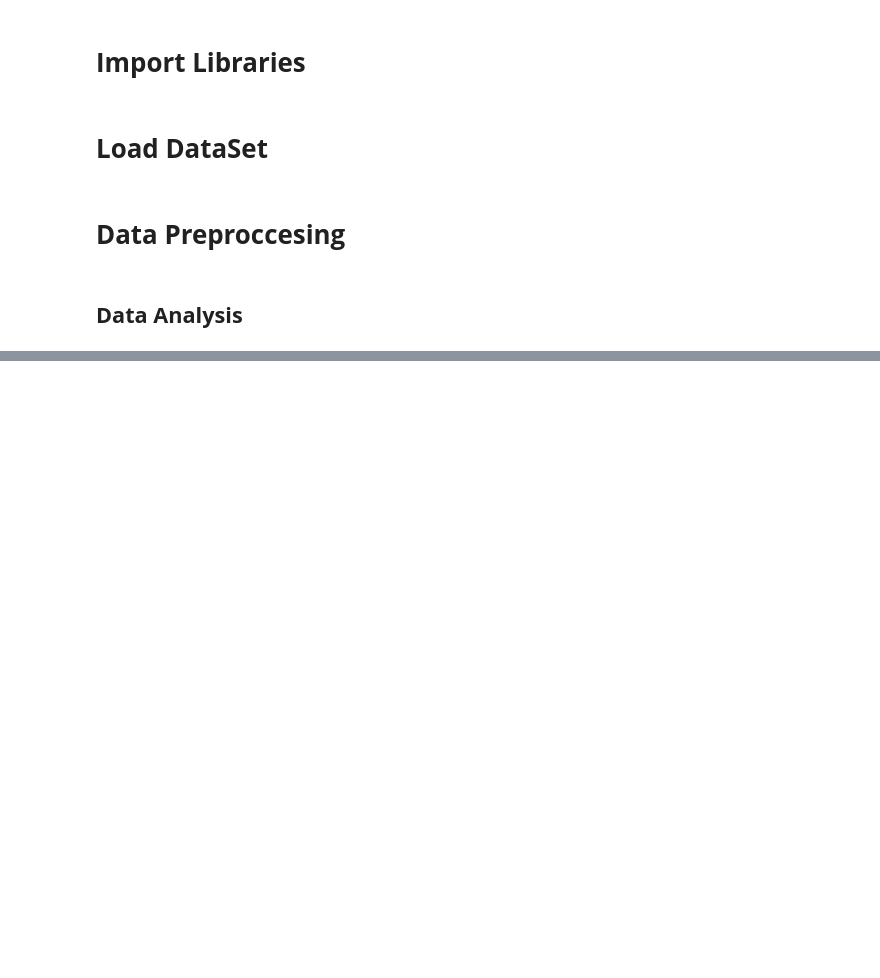
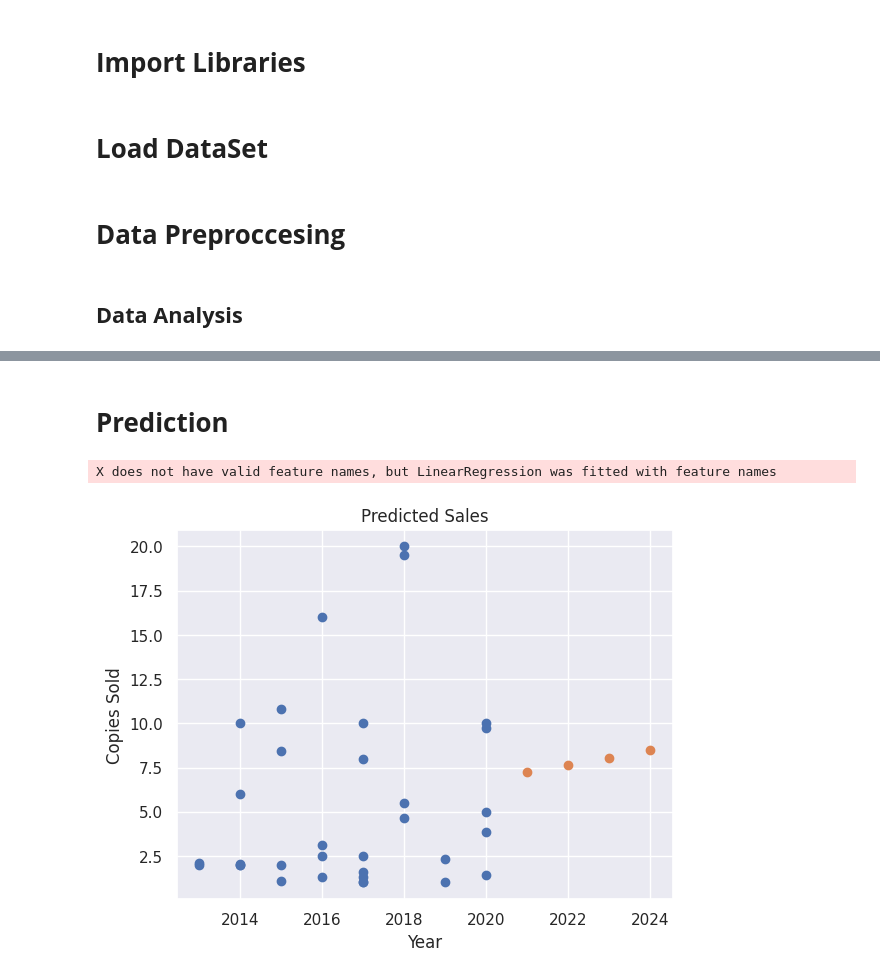
Before and after one commit to zakarm/best-selling-ps4-games, a Jupyter notebook: List_of_best_selling_PS4_games.ipynb, the cells around one changed output, grey strips where cells are left out. Saved outputs shown, nothing was run; the diff lists cells and outputs as text; code cells hidden in the pictures; blank space fills up the shorter version.

Commit message:
predict with linearRegression

```diff
--- a/List_of_best_selling_PS4_games.ipynb
+++ b/List_of_best_selling_PS4_games.ipynb
@@ -50,3 +53,25 @@ cercleplot = px.pie(df, "Genre(s)", "Copies sold")
 cercleplot.show()
 # %% [output]
 [interactive output not drawn]
+# %% [markdown]
+# **Prediction**
+# %%
+
+x = df[["ReleaseYear"]]
+y = df["CopiesSold"]
+model = LinearRegression()
+model.fit(x, y)
+
+
+years_to_predict = [[2021], [2022], [2023], [2024]]
+sales_predicted = model.predict(years_to_predict)
+
+plt.plot(df['ReleaseYear'], df['CopiesSold'], 'o')
+plt.plot(years_to_predict, sales_predicted, 'o')
+plt.xlabel('Year')
+plt.ylabel('Copies Sold')
+plt.title('Predicted Sales')
+plt.show()
+# %% [output]
+X does not have valid feature names, but LinearRegression was fitted with feature names
+[figure, added]
```
Also changed, not shown: parts of 5 cells of this notebook, 1 other file.
